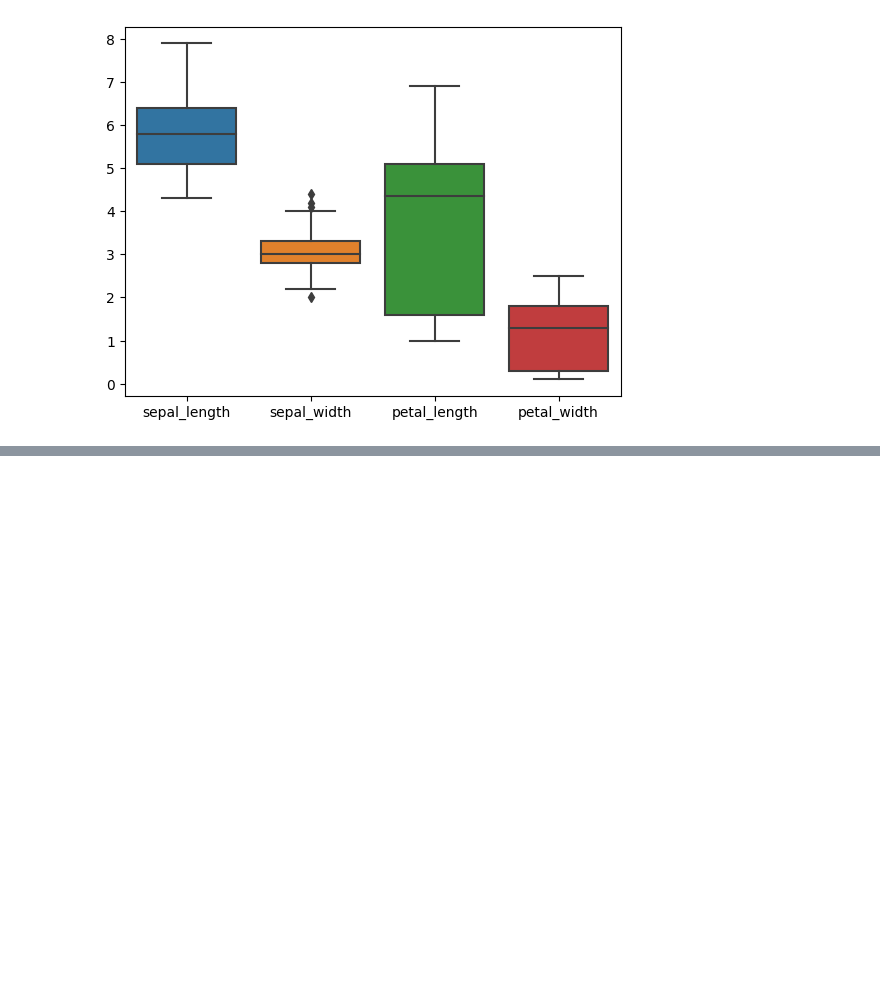
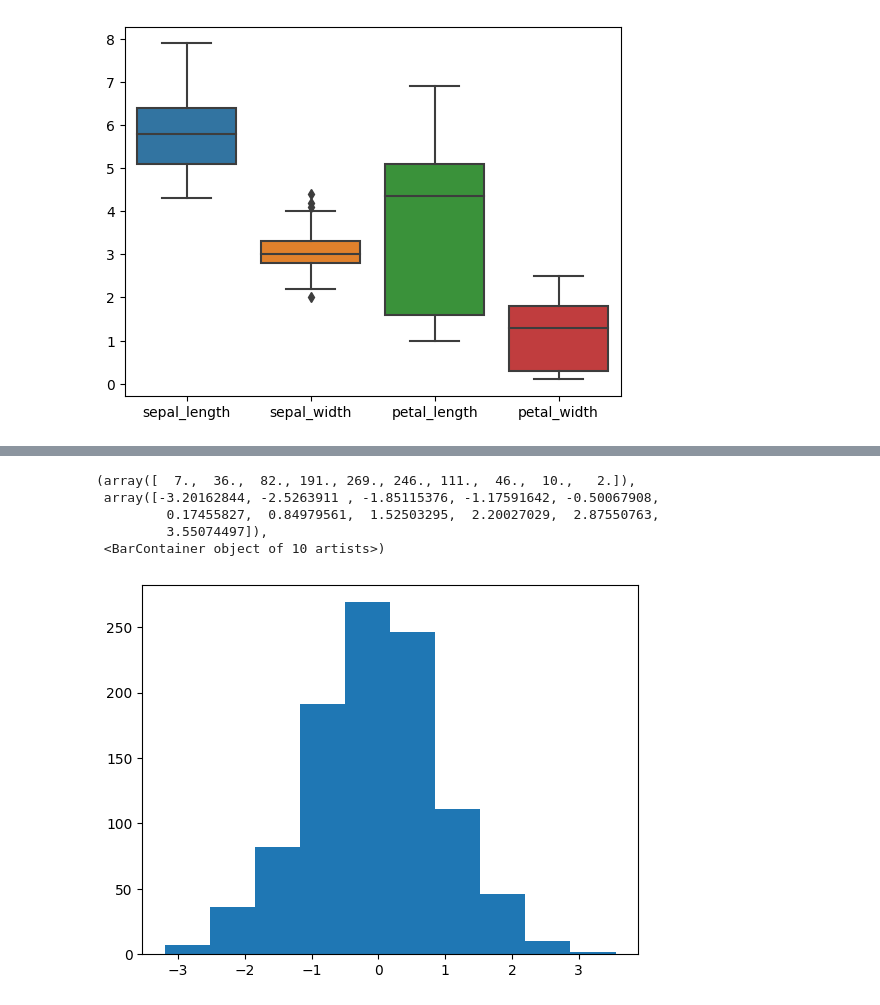
Before and after one commit to pranavps1/Data-visualisation, a Jupyter notebook: Untitled1.ipynb, the cells around one changed output, grey strips where cells are left out. Cells and saved outputs as stored; diff of their text form; code cells hidden in the pictures; blank space fills up the shorter version.

```diff
--- a/Untitled1.ipynb
+++ b/Untitled1.ipynb
@@ -49,0 +64,11 @@ sns.boxplot(data=iris)
+# %%
+x= np.random.randn(1000)
+# %%
+plt.hist(x)
+# %% [output]
+(array([  7.,  36.,  82., 191., 269., 246., 111.,  46.,  10.,   2.]),
+ array([-3.20162844, -2.5263911 , -1.85115376, -1.17591642, -0.50067908,
+         0.17455827,  0.84979561,  1.52503295,  2.20027029,  2.87550763,
+         3.55074497]),
+ <BarContainer object of 10 artists>)
+[figure, added]
```
Also changed, not shown: parts of 8 cells of this notebook.
